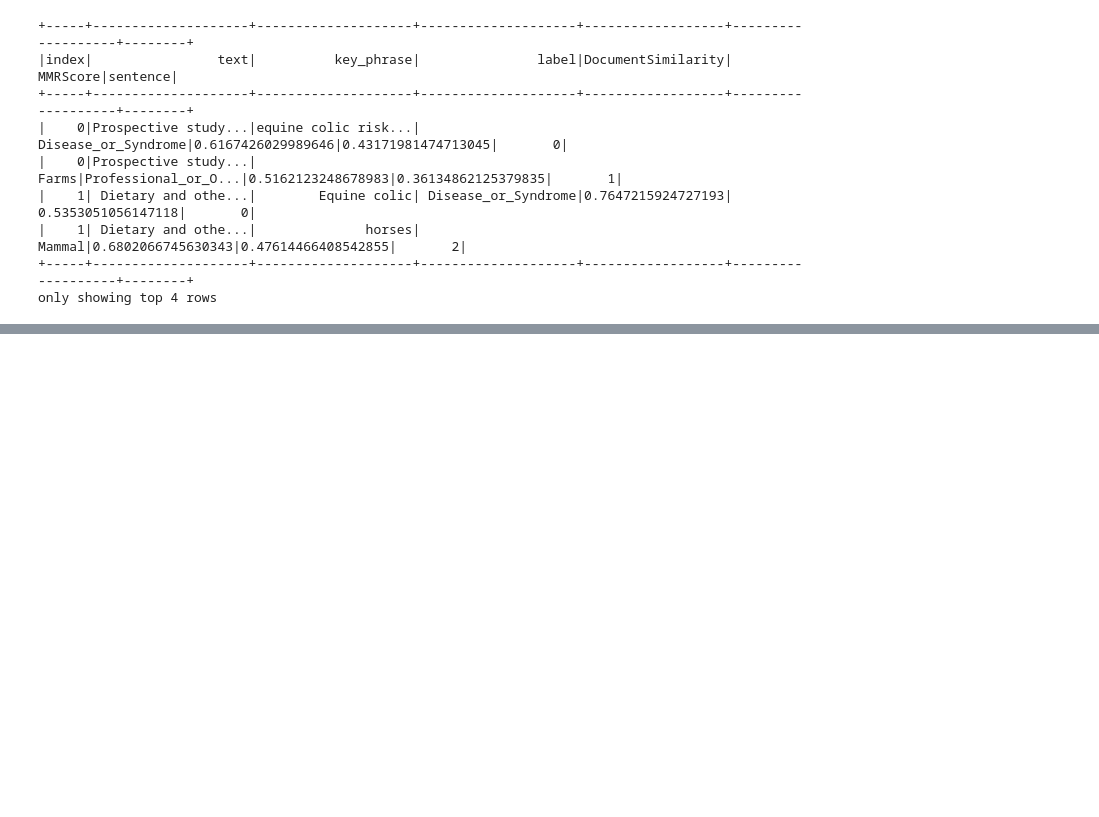
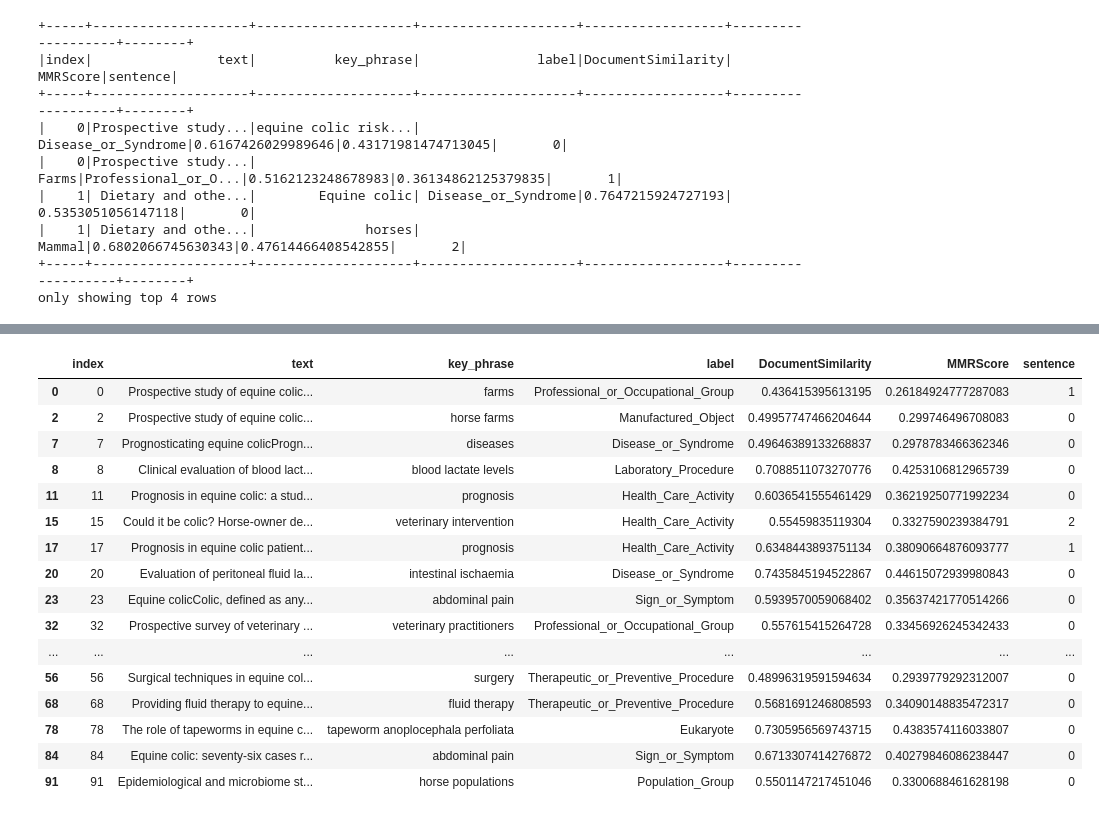
Before and after one commit to SolanaO/Healthcare_SparkNLP_Study, a Jupyter notebook: Healthcare_SparkNLP_Equine_Dataset_Study.ipynb, the cells around one changed output, grey strips where cells are left out. Cells and saved outputs as stored; diff of their text form; code cells hidden in the pictures; blank space fills up the shorter version.

```diff
--- a/Healthcare_SparkNLP_Equine_Dataset_Study.ipynb
+++ b/Healthcare_SparkNLP_Equine_Dataset_Study.ipynb
@@ -820,0 +775,11 @@ only showing top 20 rows
+# %%
+# Display the results
+augm_doc = doc_results.select('index', 'text', 'ner_key_phrases')
+doc_results_pds = augm_doc \
+        .select(augm_doc.index, augm_doc.text, \
+        F.explode(F.arrays_zip("ner_key_phrases.result","ner_key_phrases.metadata")).alias('cols')) \
+        .select(augm_doc.index, augm_doc.text, F.expr("cols['0']").alias('key_phrase'),
+            F.expr("cols['1']['entity']").alias("label"),
+            F.expr("cols['1']['DocumentSimilarity']").alias("DocumentSimilarity"),
+            F.expr("cols['1']['MMRScore']").alias("MMRScore"),
+            F.expr("cols['1']['sentence']").alias("sentence"))
@@ -820,0 +873,20 @@ only showing top 20 rows
+# %%
+eqcol_df.head(20)
+# %% [output]
+|  | index | text | key_phrase | label | DocumentSimilarity | MMRScore | sentence |
+| 0 | 0 | Prospective study of equine colic... | farms | Professional_or_Occupational_Group | 0.436415395613195 | 0.26184924777287083 | 1 |
+| 2 | 2 | Prospective study of equine colic... | horse farms | Manufactured_Object | 0.49957747466204644 | 0.299746496708083 | 0 |
+| 7 | 7 | Prognosticating equine colicProgn... | diseases | Disease_or_Syndrome | 0.49646389133268837 | 0.2978783466362346 | 0 |
+| 8 | 8 | Clinical evaluation of blood lact... | blood lactate levels | Laboratory_Procedure | 0.7088511073270776 | 0.4253106812965739 | 0 |
+| 11 | 11 | Prognosis in equine colic: a stud... | prognosis | Health_Care_Activity | 0.6036541555461429 | 0.36219250771992234 | 0 |
+| 15 | 15 | Could it be colic? Horse-owner de... | veterinary intervention | Health_Care_Activity | 0.55459835119304 | 0.3327590239384791 | 2 |
+| 17 | 17 | Prognosis in equine colic patient... | prognosis | Health_Care_Activity | 0.6348443893751134 | 0.38090664876093777 | 1 |
+| 20 | 20 | Evaluation of peritoneal fluid la... | intestinal ischaemia | Disease_or_Syndrome | 0.7435845194522867 | 0.44615072939980843 | 0 |
+| 23 | 23 | Equine colicColic, defined as any... | abdominal pain | Sign_or_Symptom | 0.5939570059068402 | 0.35637421770514266 | 0 |
+| 32 | 32 | Prospective survey of veterinary ... | veterinary practitioners | Professional_or_Occupational_Group | 0.557615415264728 | 0.33456926245342433 | 0 |
+| ... | ... | ... | ... | ... | ... | ... | ... |
+| 56 | 56 | Surgical techniques in equine col... | surgery | Therapeutic_or_Preventive_Procedure | 0.48996319591594634 | 0.2939779292312007 | 0 |
+| 68 | 68 | Providing fluid therapy to equine... | fluid therapy | Therapeutic_or_Preventive_Procedure | 0.5681691246808593 | 0.34090148835472317 | 0 |
+| 78 | 78 | The role of tapeworms in equine c... | tapeworm anoplocephala perfoliata | Eukaryote | 0.7305956569743715 | 0.4383574116033807 | 0 |
+| 84 | 84 | Equine colic: seventy-six cases r... | abdominal pain | Sign_or_Symptom | 0.6713307414276872 | 0.40279846086238447 | 0 |
+| 91 | 91 | Epidemiological and microbiome st... | horse populations | Population_Group | 0.5501147217451046 | 0.3300688461628198 | 0 |
```
Also changed, not shown: parts of 29 cells of this notebook, 2 other files.
